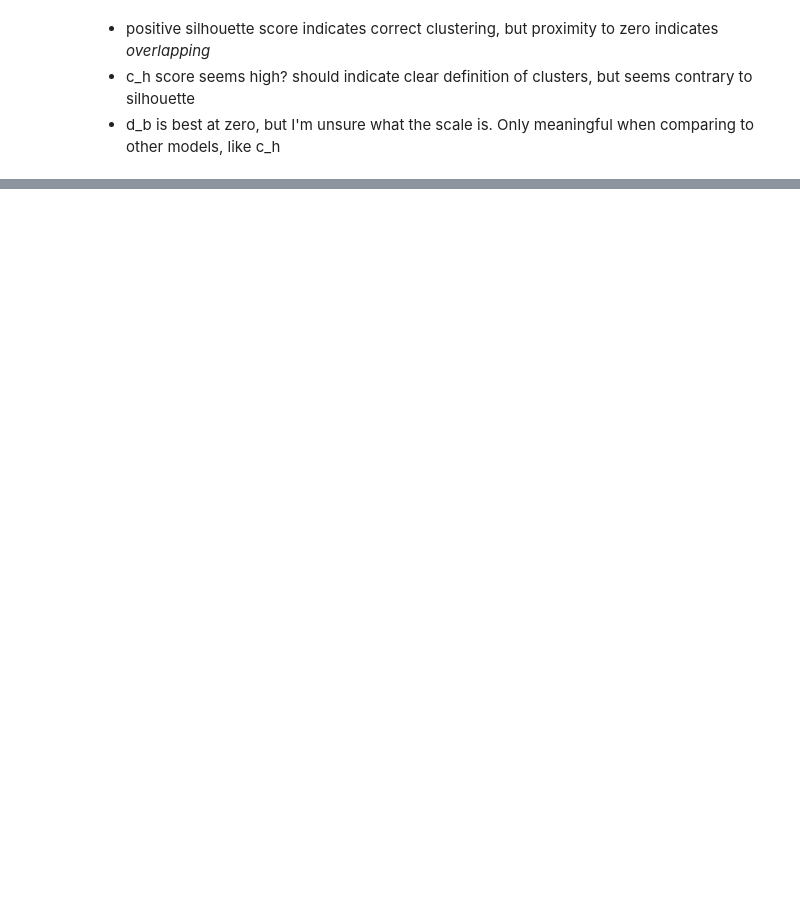
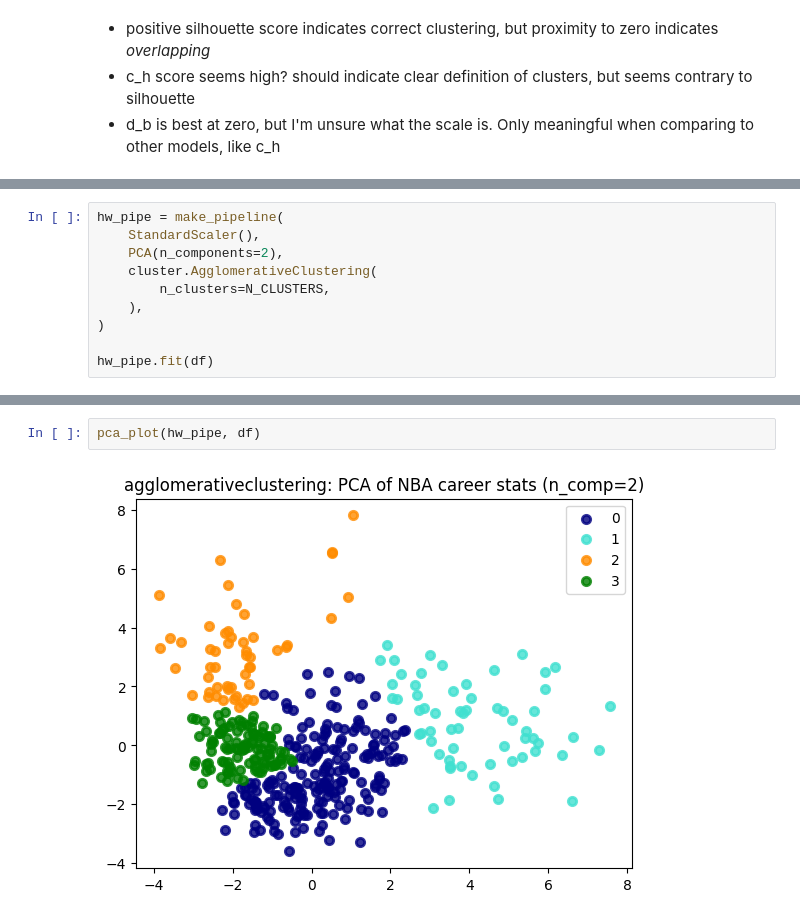
Before and after one commit to vykuang/nba-stats-streamlit, a Jupyter notebook: notebooks/model.ipynb, the cells around one changed output, grey strips where cells are left out. Saved outputs shown, nothing was run; the diff lists cells and outputs as text; blank space fills up the shorter version.

```diff
--- a/notebooks/model.ipynb
+++ b/notebooks/model.ipynb
@@ -346,0 +376,10 @@ davies_bouldin_score:           1.451
+# %%
+hw_pipe = make_pipeline(
+    StandardScaler(),
+    PCA(n_components=2),
+    cluster.AgglomerativeClustering(
+        n_clusters=N_CLUSTERS,
+    ),
+)
+
+hw_pipe.fit(df)
@@ -346,0 +398,4 @@ davies_bouldin_score:           1.451
+# %%
+pca_plot(hw_pipe, df)
+# %% [output]
+[figure, added]
```
Also changed, not shown: parts of 18 cells of this notebook, 1 other file.
